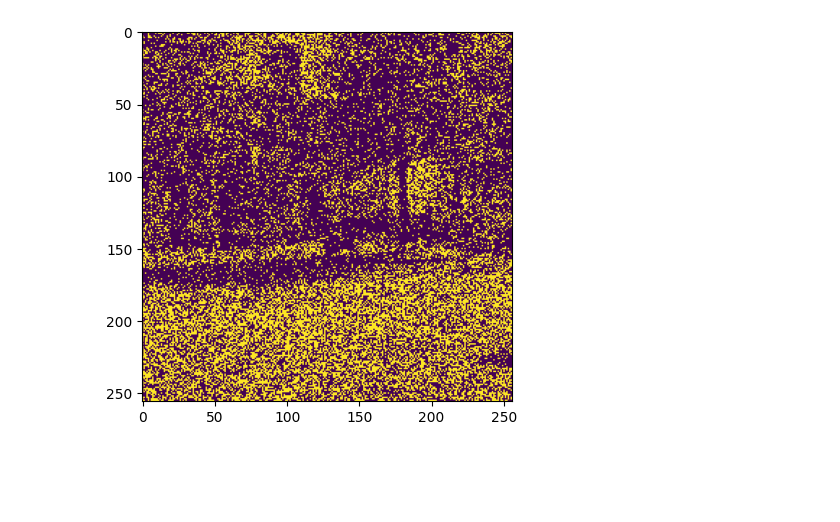
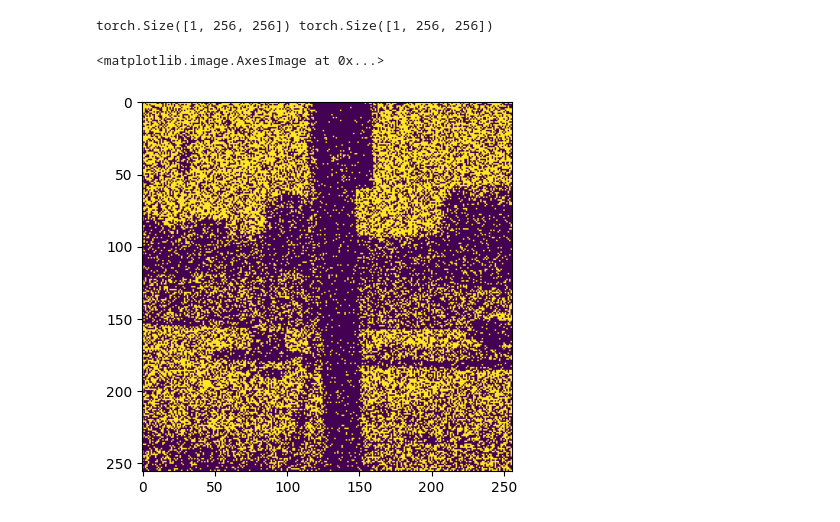
Before and after one commit to soumitrapy/DeptEst, a Jupyter notebook: notebook.ipynb, the cells around one changed output. Saved outputs shown, nothing was run; the diff lists cells and outputs as text; code cells hidden in the pictures; blank space fills up the shorter version.

```diff
--- a/notebook.ipynb
+++ b/notebook.ipynb
@@ -8,14 +9,21 @@ import PIL
 # %%
 from torchvision import transforms
 from preprocessing import CustomDataset
 from torch.utils.data import DataLoader
 
 
 root_dir = "competition-data"
 img_dirs = ['training-images', 'validation-images']
 depth_dirs = ['training-depths', 'validation-depths']
-ds = []
-for img_dir, depth_dir in zip(img_dirs, depth_dirs):
-    d = CustomDataset(img_dir=img_dir, depth_dir=depth_dir, root_dir=root_dir, transform=transforms.ToTensor(), target_transform=transforms.ToTensor())
+splits = ['train', 'val']
+ds = {'train': None, 'val': None}
+for img_dir, depth_dir, split in zip(img_dirs, depth_dirs, splits):
+    ds[split] = CustomDataset(img_dir=img_dir, depth_dir=depth_dir, root_dir=root_dir, transform=transforms.ToTensor(), target_transform=transforms.ToTensor())
+
+x,y = ds['train'][7]
+print(x.shape, y.shape)
+plt.imshow(x.cpu().squeeze(0).numpy())
 # %% [output]
+torch.Size([1, 256, 256]) torch.Size([1, 256, 256])
+<matplotlib.image.AxesImage at 0x...>
-[figure, old version]
+[figure, new version]
```
Also changed, not shown: parts of 5 cells of this notebook, 12 other files.
